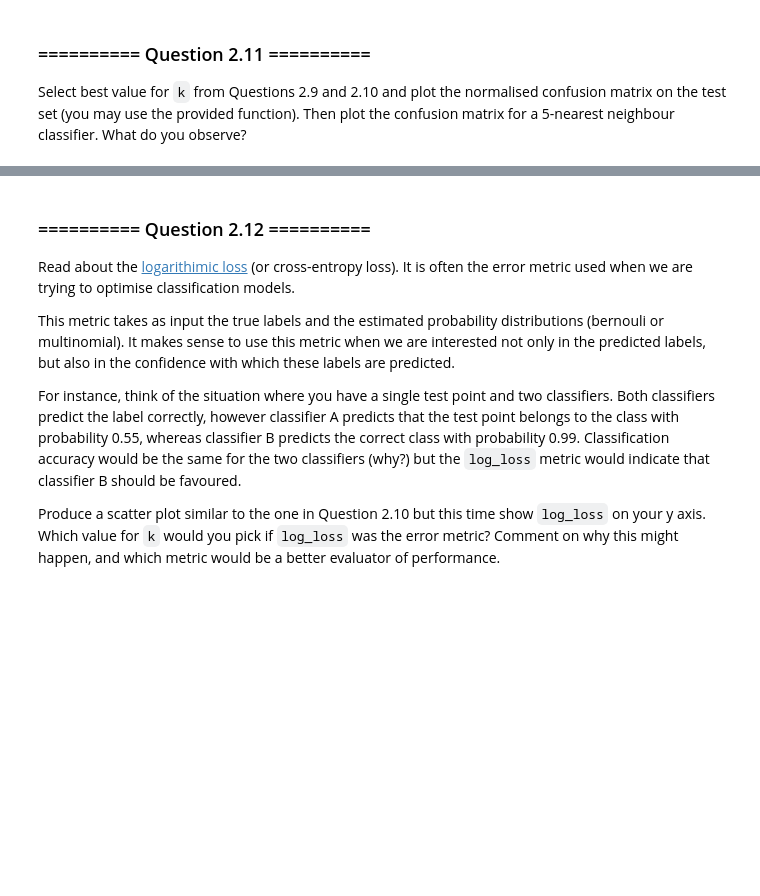
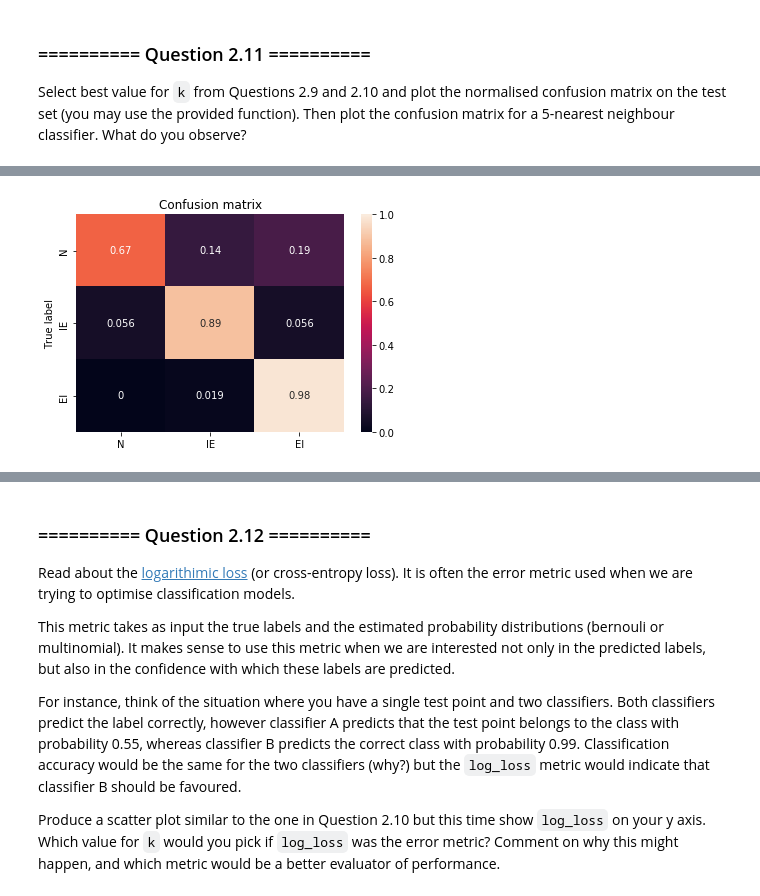
Before and after one commit to larswe/introductory-applied-machine-learning, a Jupyter notebook: Labs/03 - Classification and Evaluation.ipynb, the cells around one changed output, grey strips where cells are left out. Cells and saved outputs as stored; diff of their text form; code cells hidden in the pictures; blank space fills up the shorter version.

```diff
--- a/Labs/03 - Classification and Evaluation.ipynb
+++ b/Labs/03 - Classification and Evaluation.ipynb
@@ -215,0 +319,6 @@ def plot_confusion_matrix(cm, classes=None, title='Confusion matrix'):
+# %%
+simple_cm = confusion_matrix(y_test, simple_knn.predict(X_test), labels=classes)
+simple_cm = np.divide(simple_cm, norm_mat_test)
+plot_confusion_matrix(simple_cm, classes=classes)
+# %% [output]
+[figure, added]
```
Also changed, not shown: parts of 36 cells of this notebook.
